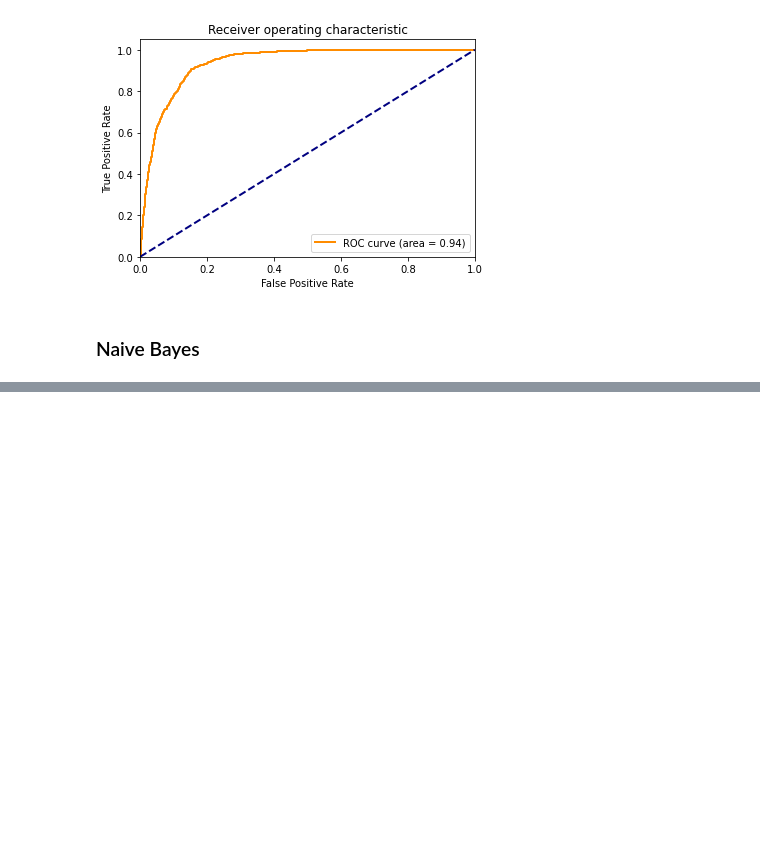
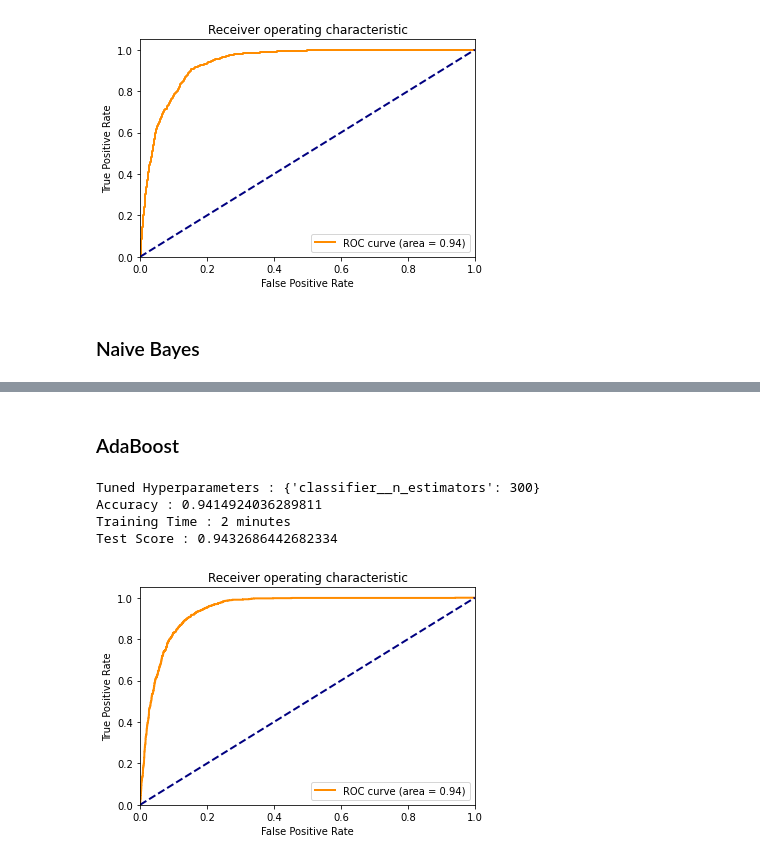
Before and after one commit to gitkym/uvs_bank_marketing_project, a Jupyter notebook: feature_selection.ipynb, the cells around one changed output, grey strips where cells are left out. Cells and saved outputs as stored; diff of their text form; code cells hidden in the pictures; blank space fills up the shorter version.

```diff
--- a/feature_selection.ipynb
+++ b/feature_selection.ipynb
@@ -428,0 +433,34 @@ AttributeError: module 'param_grids' has no attribute 'params_NB'
+# %% [markdown]
+### AdaBoost
+# %%
+reload(param_grids)
+from make_model_2 import make_model_l, make_model_nl
+
+random_state = 42
+folds = 5
+model_name = f'new_ada_{folds}'
+model = AdaBoostClassifier(random_state=random_state)
+parameters = param_grids.param_ada
+
+df = df_orig.copy()
+
+clf_grid, time, test_score = make_model_nl(df, model, parameters,test_size = 0.2, folds=folds)
+
+# save the model to disk
+pickle.dump(clf_grid, open(f'trained_models/{model_name}.pkl', 'wb'))
+
+output_file = f'trained_models/{model_name}.txt'
+
+with open(output_file, 'w') as f:
+        # Write the tuned hyperparameters and accuracy to file
+        f.write(f"Tuned Hyperparameters: {clf_grid.best_params_}\n")
+        f.write(f"Accuracy: {clf_grid.best_score_}\n")
+        # Write training time in minutes to file
+        f.write(f"Training Time: {time} minutes\n")
+        f.write(f"Test Score: {test_score}\n")
+# %% [output]
+Tuned Hyperparameters : {'classifier__n_estimators': 300}
+Accuracy : 0.9414924036289811
+Training Time : 2 minutes
+Test Score : 0.9432686442682334
+[figure, added]
```
Also changed, not shown: parts of 5 cells of this notebook, 4 other files.
